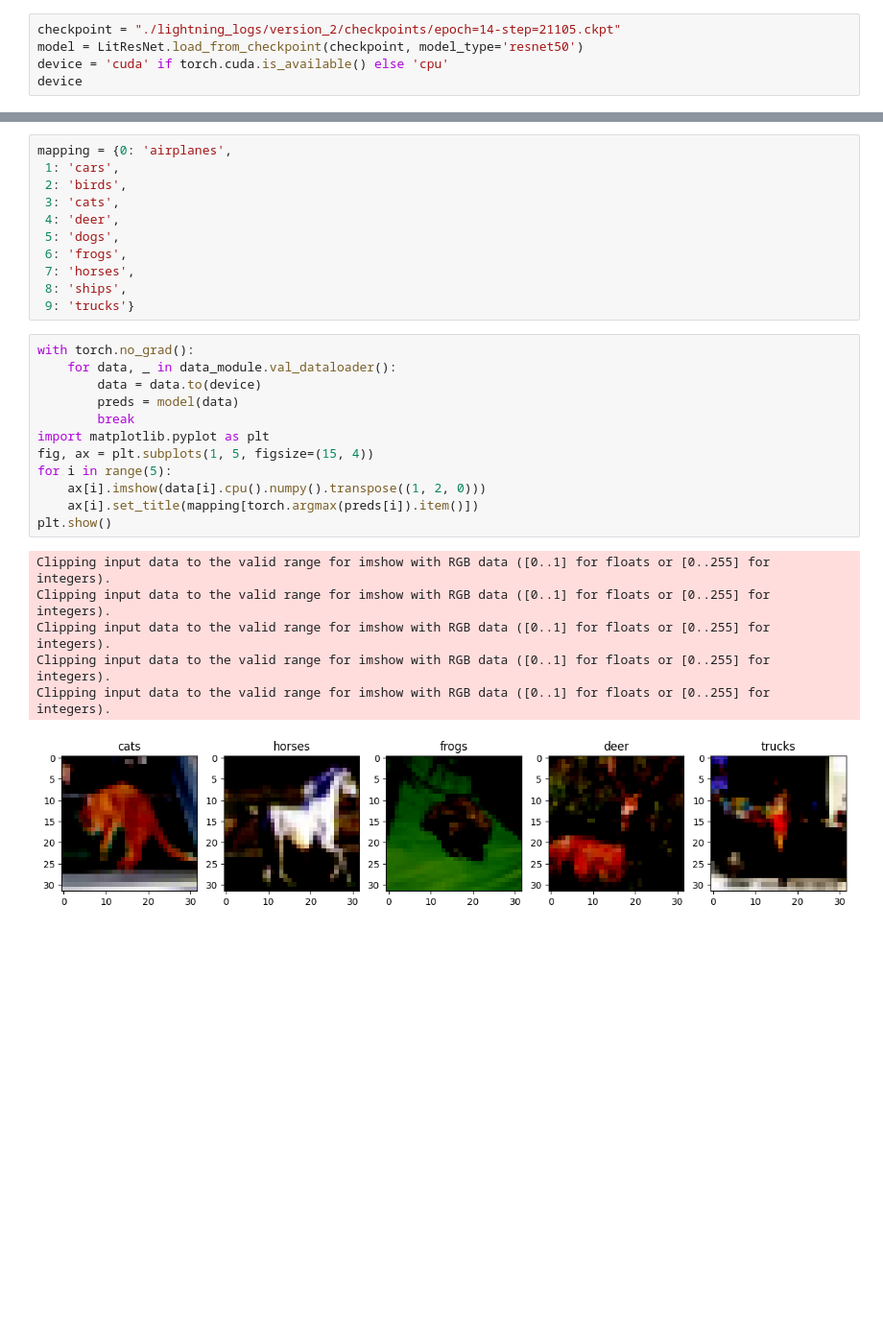
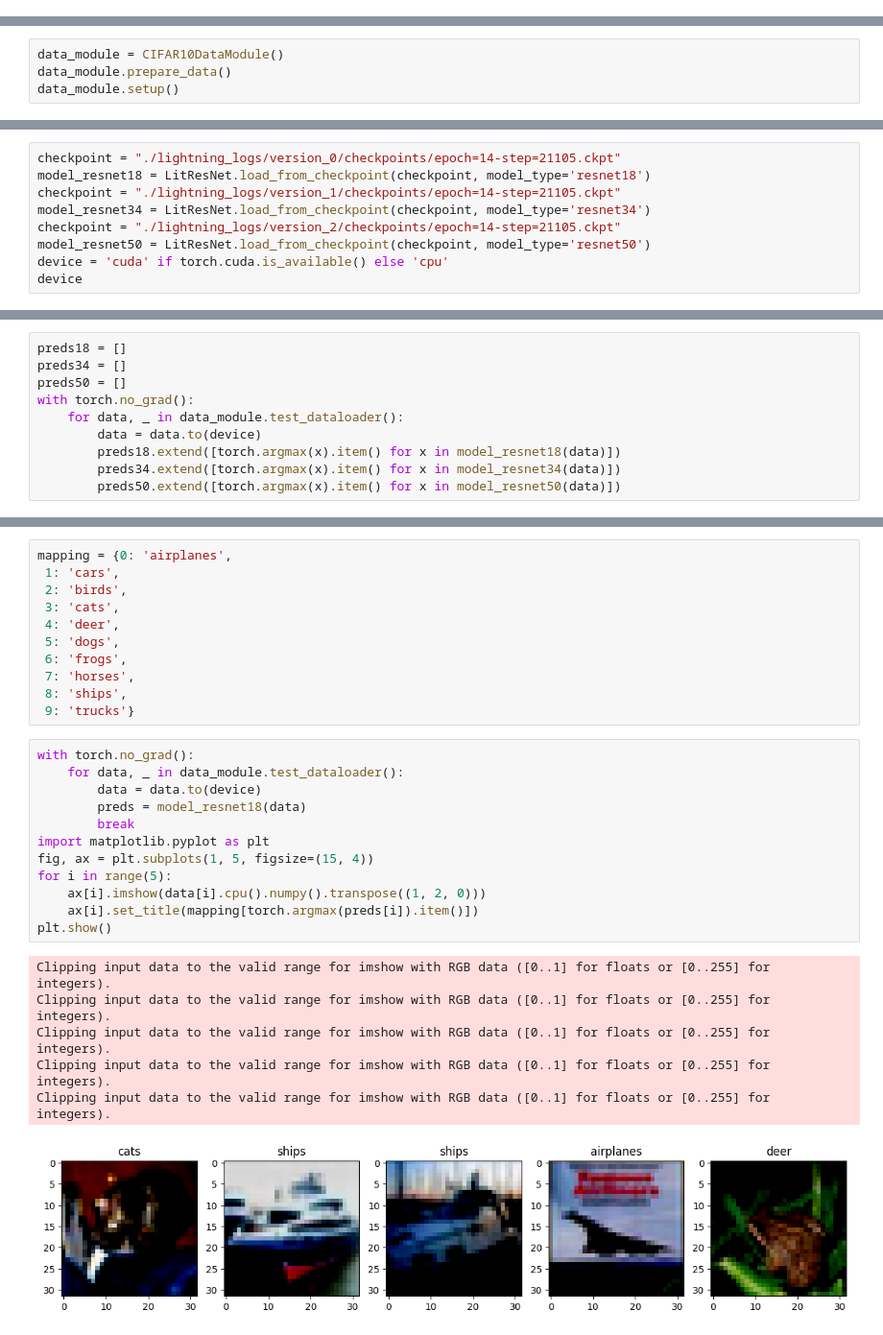
Before and after one commit to dimitriish/cv_talenthub, a Jupyter notebook: cifar10_resnet.ipynb, the cells around one changed output, grey strips where cells are left out. Shown at 96% size. Cells and saved outputs as stored; diff of their text form; blank space fills up the shorter version.

Commit message:
Added metrics on test

```diff
--- a/cifar10_resnet.ipynb
+++ b/cifar10_resnet.ipynb
@@ -122,8 +121,3 @@ Validation: |
 Validation: |                                                                                     | 0/? [00:00…
 Validation: |                                                                                     | 0/? [00:00…
 ... (50 outputs left out)
-# %%
-checkpoint = "./lightning_logs/version_2/checkpoints/epoch=14-step=21105.ckpt"
-model = LitResNet.load_from_checkpoint(checkpoint, model_type='resnet50')
-device = 'cuda' if torch.cuda.is_available() else 'cpu'
-device
@@ -131,0 +124,4 @@ device
+# %%
+data_module = CIFAR10DataModule()
+data_module.prepare_data()
+data_module.setup()
@@ -131,0 +131,9 @@ device
+# %%
+checkpoint = "./lightning_logs/version_0/checkpoints/epoch=14-step=21105.ckpt"
+model_resnet18 = LitResNet.load_from_checkpoint(checkpoint, model_type='resnet18')
+checkpoint = "./lightning_logs/version_1/checkpoints/epoch=14-step=21105.ckpt"
+model_resnet34 = LitResNet.load_from_checkpoint(checkpoint, model_type='resnet34')
+checkpoint = "./lightning_logs/version_2/checkpoints/epoch=14-step=21105.ckpt"
+model_resnet50 = LitResNet.load_from_checkpoint(checkpoint, model_type='resnet50')
+device = 'cuda' if torch.cuda.is_available() else 'cpu'
+device
@@ -131,0 +142,10 @@ device
+# %%
+preds18 = []
+preds34 = []
+preds50 = []
+with torch.no_grad():
+    for data, _ in data_module.test_dataloader():
+        data = data.to(device)
+        preds18.extend([torch.argmax(x).item() for x in model_resnet18(data)])
+        preds34.extend([torch.argmax(x).item() for x in model_resnet34(data)])
+        preds50.extend([torch.argmax(x).item() for x in model_resnet50(data)])
@@ -142,20 +219,20 @@ mapping = {0: 'airplanes',
  9: 'trucks'}
 # %%
 with torch.no_grad():
-    for data, _ in data_module.val_dataloader():
+    for data, _ in data_module.test_dataloader():
         data = data.to(device)
-        preds = model(data)
+        preds = model_resnet18(data)
         break
 import matplotlib.pyplot as plt
 fig, ax = plt.subplots(1, 5, figsize=(15, 4))
 for i in range(5):
     ax[i].imshow(data[i].cpu().numpy().transpose((1, 2, 0)))
     ax[i].set_title(mapping[torch.argmax(preds[i]).item()])
 plt.show()
 # %% [output]
 Clipping input data to the valid range for imshow with RGB data ([0..1] for floats or [0..255] for integers).
 Clipping input data to the valid range for imshow with RGB data ([0..1] for floats or [0..255] for integers).
 Clipping input data to the valid range for imshow with RGB data ([0..1] for floats or [0..255] for integers).
 Clipping input data to the valid range for imshow with RGB data ([0..1] for floats or [0..255] for integers).
 Clipping input data to the valid range for imshow with RGB data ([0..1] for floats or [0..255] for integers).
-[figure, old version]
+[figure, new version]
```
Also changed, not shown: parts of 8 cells of this notebook.
